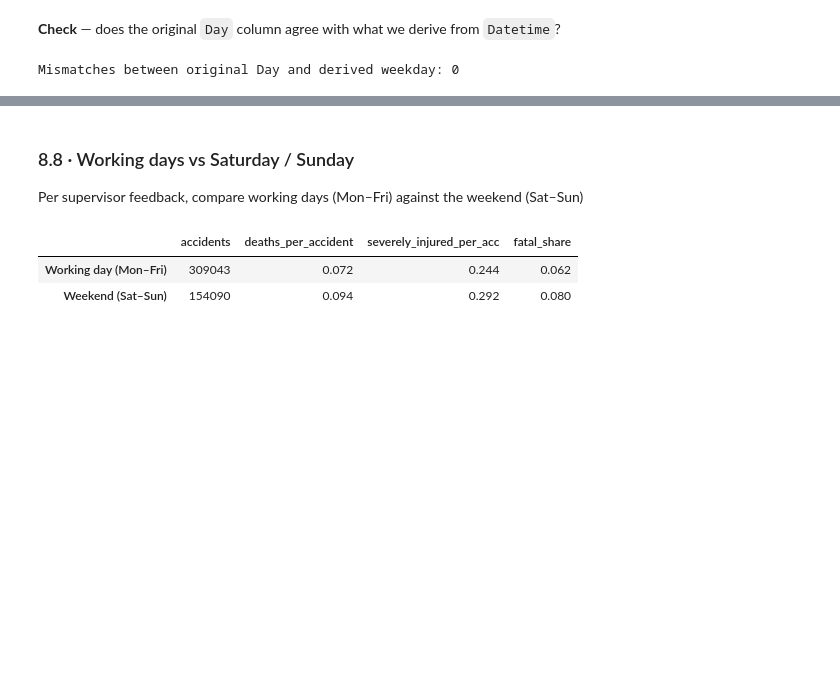
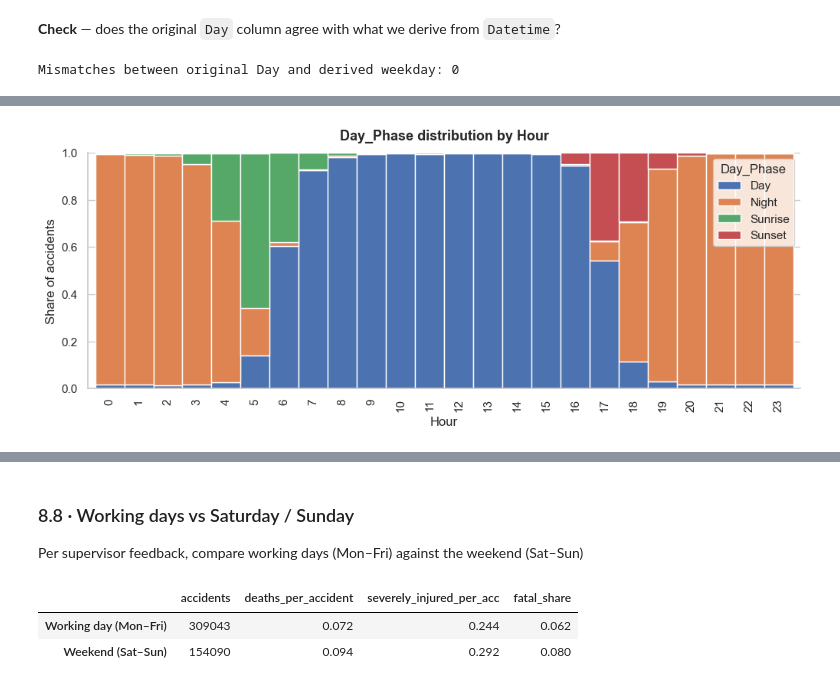
Before and after one commit to Aang1214/Dissertation, a Jupyter notebook: PollishedEDA.ipynb, the cells around one changed output, grey strips where cells are left out. Cells and saved outputs as stored; diff of their text form; code cells hidden in the pictures; blank space fills up the shorter version.

```diff
--- a/PollishedEDA.ipynb
+++ b/PollishedEDA.ipynb
@@ -521,0 +529,9 @@ Mismatches between original Day and derived weekday: 0
+# %%
+pd.crosstab(df['Hour'], df['Day_Phase'], normalize='index').plot(
+    kind='bar', stacked=True, figsize=(12, 4), width=1.0,
+    edgecolor='white', title='Day_Phase distribution by Hour'
+)
+plt.ylabel('Share of accidents')
+plt.show()
+# %% [output]
+[figure, added]
```
Also changed, not shown: parts of 33 cells of this notebook, 1 other file.
